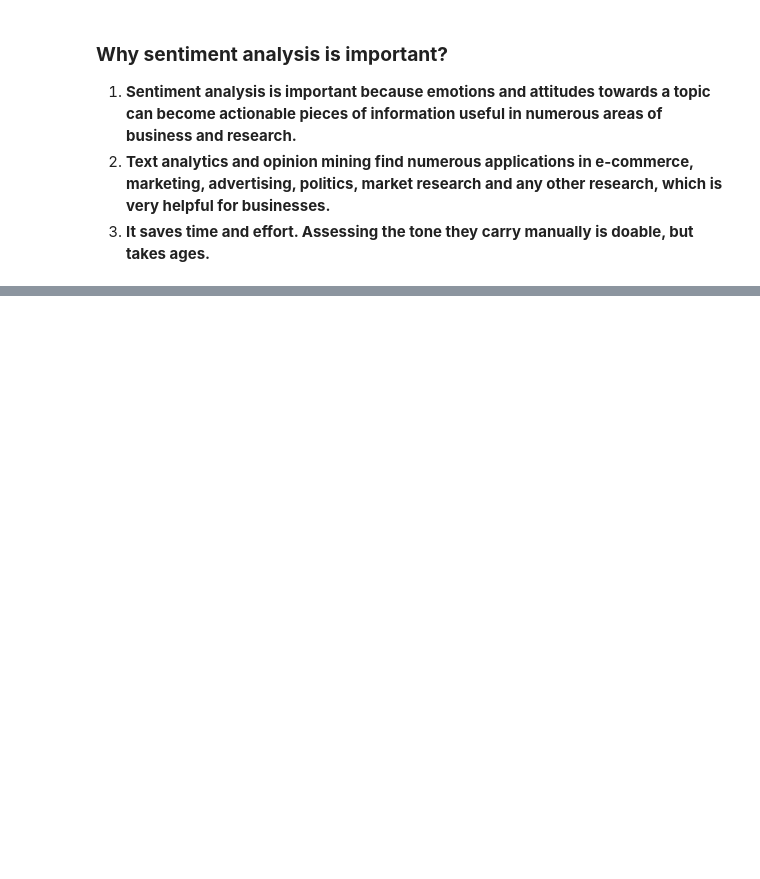
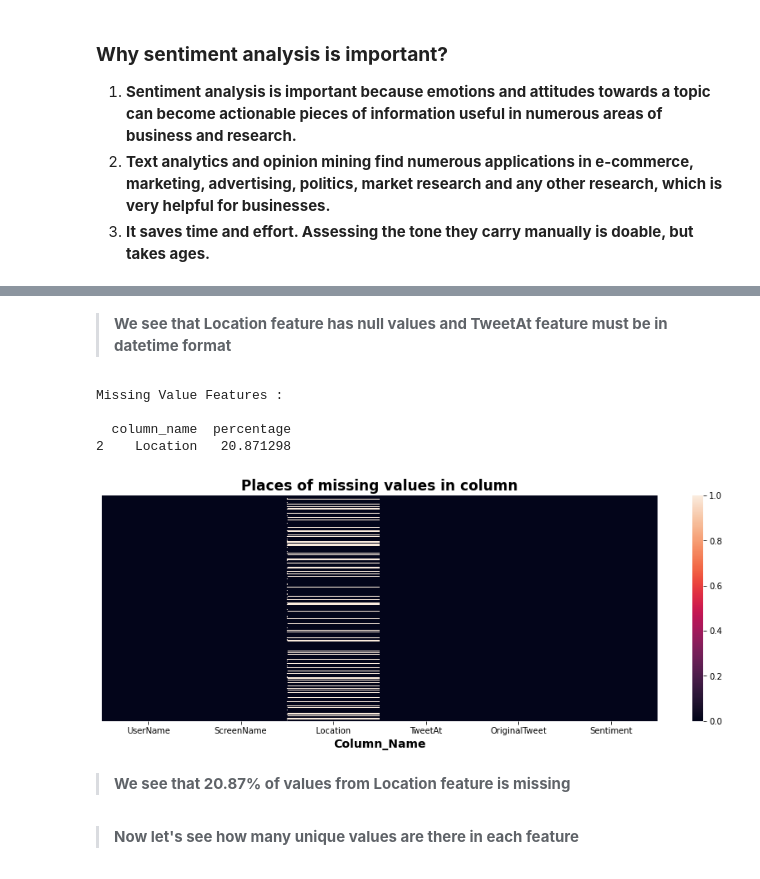
Before and after one commit to SairajNeelam/CoronaVirus-Tweet-Sentiment-Analysis, a Jupyter notebook: CoronaVirus_Tweet_Sentiment_Analysis.ipynb, the cells around one changed output, grey strips where cells are left out. Cells and saved outputs as stored; diff of their text form; code cells hidden in the pictures; blank space fills up the shorter version.

```diff
--- a/CoronaVirus_Tweet_Sentiment_Analysis.ipynb
+++ b/CoronaVirus_Tweet_Sentiment_Analysis.ipynb
@@ -19,0 +68,3 @@
+# %%
+working_dir_path = '/content/drive/MyDrive/AlmaBetter/Capstone Project/Datasets/CoronaVirus Tweet Sentiment Analysis/Coronavirus Tweets.csv'
+df = pd.read_csv(working_dir_path, encoding = 'latin')
@@ -19,0 +100,2 @@
+# %% [markdown]
+> **We see that Location feature has null values and TweetAt feature must be in datetime format**
@@ -19,0 +115,20 @@
+# %%
+print("Missing Value Features : \n")
+print(check_Null(df),"\n")
+# %% [output]
+Missing Value Features :
+
+  column_name  percentage
+2    Location   20.871298
+# %%
+plt.figure(figsize=(15, 5))
+sns.heatmap(df.isnull(), cbar=True, yticklabels=False)
+plt.xlabel("Column_Name", size=14, weight="bold")
+plt.title("Places of missing values in column",fontweight="bold",size=17)
+plt.show()
+# %% [output]
+[figure, added]
+# %% [markdown]
+> **We see that 20.87% of values from Location feature is missing**
+# %% [markdown]
+> **Now let's see how many unique values are there in each feature**
```
Also changed, not shown: parts of 23 cells of this notebook.
